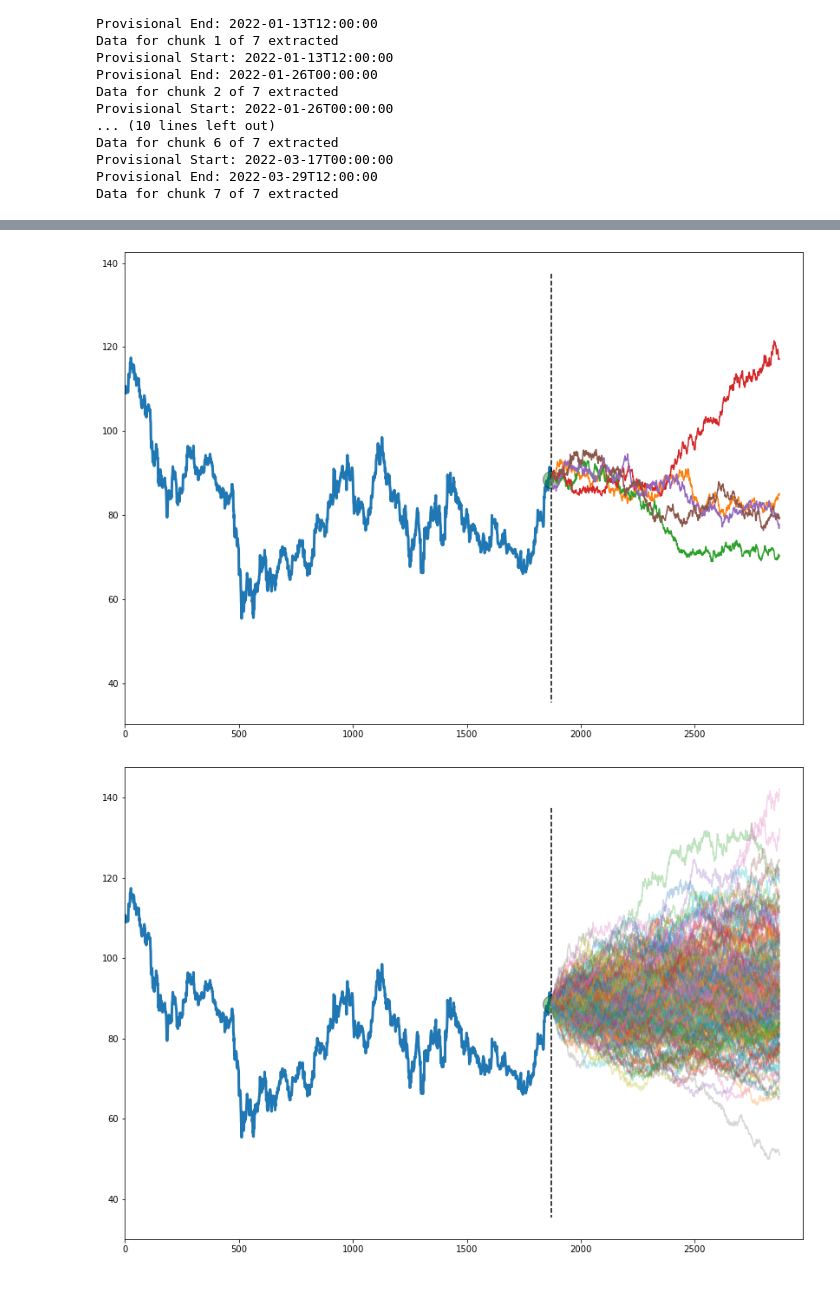
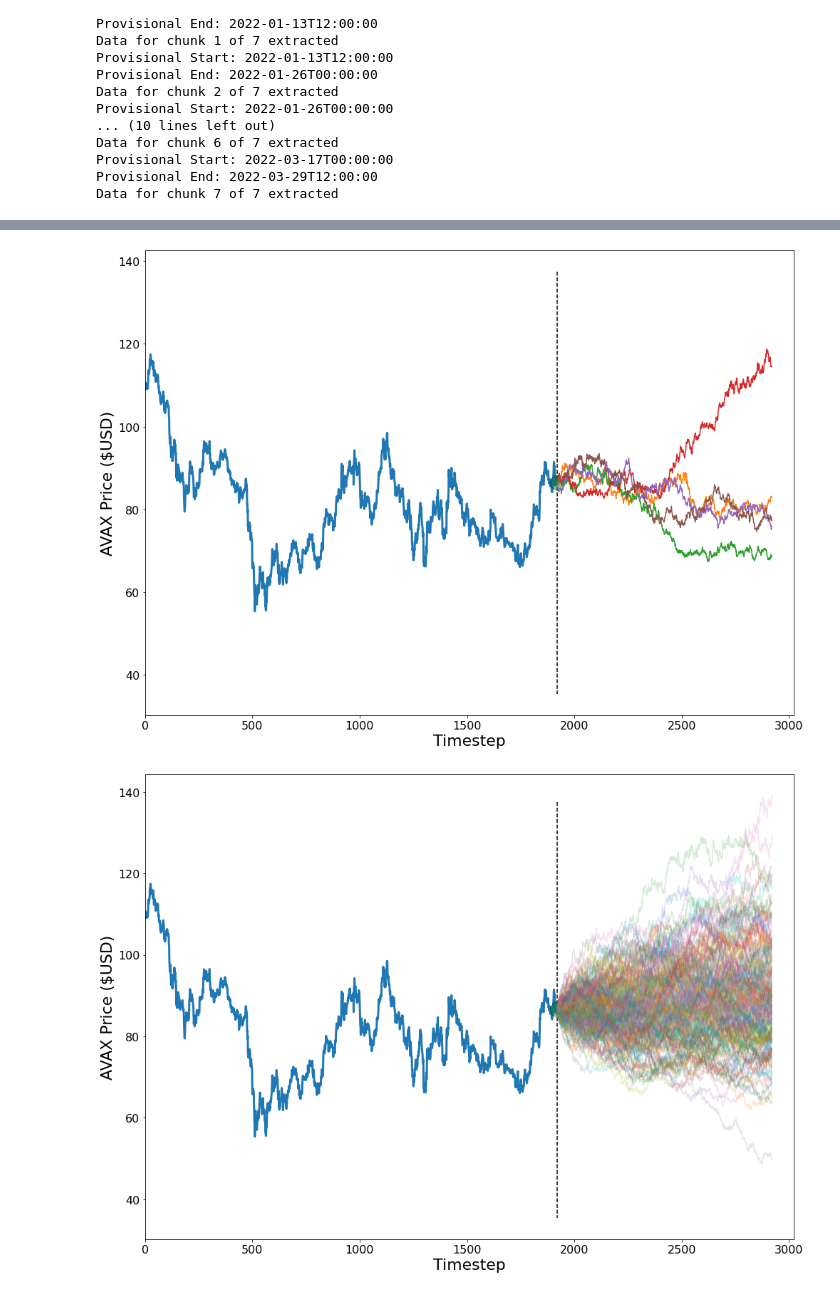
Before and after one commit to ArrowDFMs/BrownieMotion, a Jupyter notebook: samplePricePath.ipynb, the cells around one changed output, grey strips where cells are left out. Cells and saved outputs as stored; diff of their text form; code cells hidden in the pictures.

```diff
--- a/samplePricePath.ipynb
+++ b/samplePricePath.ipynb
@@ -14,27 +14,31 @@ sigma=0.005
 ## fix random seed
 np.random.seed(0)
 
-## fix number of time steps for simulated prices
+## fix number of time steps for future simulated prices
 nTimeStep = 1000
+
+## get variable for yesterday
+yesterdayDate = pd.to_datetime('today').normalize() - pd.Timedelta('24 hours')
 # %%
 ############################################################################
 ### function to load historical prices and create lookup table
 ############################################################################
 from Historic_Crypto import HistoricalData
 def getAllPrice(_pair,_freq,_start,_end):
-    dat = HistoricalData(_pair,_freq,_start,_end).retrieve_data()
-    dat = pd.DataFrame(dat).reset_index(drop=False)
+    _dat = HistoricalData(_pair,_freq,_start,_end).retrieve_data()
+    _dat = pd.DataFrame(_dat).reset_index(drop=False)
     #### rename columns
-    dat.rename(columns = {
+    _dat.rename(columns = {
         "time": "sampledTime",
         "close": "indexPrice",
     }, inplace = True)
     #### drop exta columns
-    dat.drop(["low", "high", "open","volume"], axis = 1, inplace = True)
+    _dat.drop(["low", "high", "open","volume"], axis = 1, inplace = True)
 
-    return dat
+    return _dat
 
-dfSampledPrice = getAllPrice('AVAX-USD',3600,'2022-01-01-00-00','2022-03-20-00-00')
+dfSampledPrice = getAllPrice('AVAX-USD',3600,'2022-01-01-00-00',\
+                             str(yesterdayDate.date())+'-00-00')
 histPrice = np.array(dfSampledPrice['indexPrice'])
 histTime = len(histPrice)
 # %% [output]
@@ -119,7 +135,7 @@ plt.plot([histTime],histPrice[-1],linestyle='',\
          marker='o',markersize=20,color='green',markeredgecolor='black',alpha=0.4)
 plt.xlim(0,histTime+nTimeStep+100)
 
-## fix starting price of new paths as end of hist data
+## fix starting price of new paths as end of historical data
 spot=histPrice[-1]
 nSamples=5
 
@@ -136,45 +152,57 @@ price = np.exp(logPrice)
 for path in range(nSamples):
     plt.plot(range(histTime,histTime+nTimeStep),price[path,:])
 
+## add axis labels and format figure
+plt.xticks(fontsize=16)
+plt.yticks(fontsize=16)
+plt.xlabel('Timestep',fontsize=22)
+plt.ylabel('AVAX Price ($USD)',fontsize=22)
+plt.tight_layout()
 plt.show()
 # %% [output]
-[figure, old version]
+[figure, new version]
 # %%
 ############################################################
 ## This cell has code to sample 200 potential future paths
 ############################################################
 
 
 ## start new figure and plot historical data
 plt.figure(figsize=(14,10))
 plt.plot(histPrice,linewidth=3)
 plt.plot([histTime,histTime],[np.max(histPrice)+20,np.min(histPrice)-20],\
          color='black',linestyle='--')
 plt.plot([histTime],histPrice[-1],linestyle='',\
          marker='o',markersize=20,color='green',markeredgecolor='black',alpha=0.4)
 plt.xlim(0,histTime+nTimeStep+100)
 
-## fix starting price of new paths as end of hist data
+## fix starting price of new paths as end of historical data
 spot=histPrice[-1]
 nSamples=200
 
 ## generate new sample paths
 logPrice = np.zeros((nSamples,nTimeStep))
 logPrice[:,0] = np.full(nSamples,np.log(spot))
 for i in range(nTimeStep-1):
     logPrice[:,i+1] = logPrice[:,i] + np.full(nSamples,mu)*dt \
     + sigma*np.sqrt(dt)*np.random.normal(loc=0, scale=1, size=nSamples)
 
 price = np.exp(logPrice)
 
 ## plot new sample path
 for path in range(nSamples):
-    plt.plot(range(histTime,histTime+nTimeStep),price[path,:],alpha=0.3)
+    plt.plot(range(histTime,histTime+nTimeStep),price[path,:],alpha=0.2)
 
 
+## add axis labels and format figure
+plt.xticks(fontsize=16)
+plt.yticks(fontsize=16)
+plt.xlabel('Timestep',fontsize=22)
+plt.ylabel('AVAX Price ($USD)',fontsize=22)
+plt.tight_layout()
 plt.show()
 # %% [output]
-[figure, old version]
+[figure, new version]
 # %%
 ############################################################
 ## This cell has code to sample paths with smaller sigma
```
Also changed, not shown: parts of 8 cells of this notebook.
